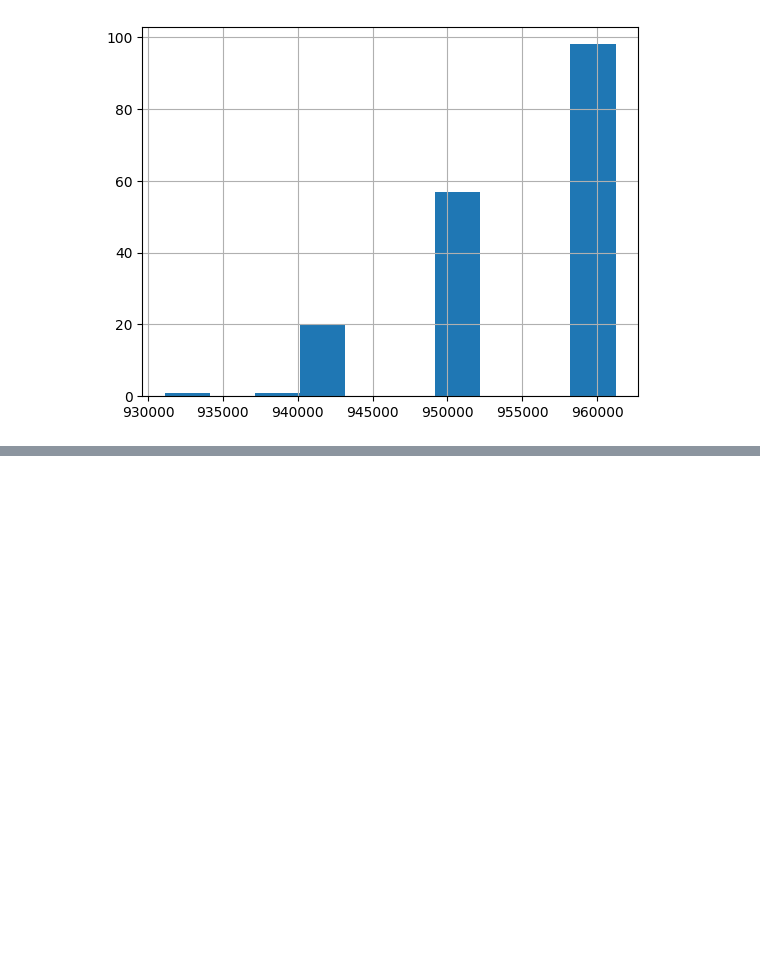
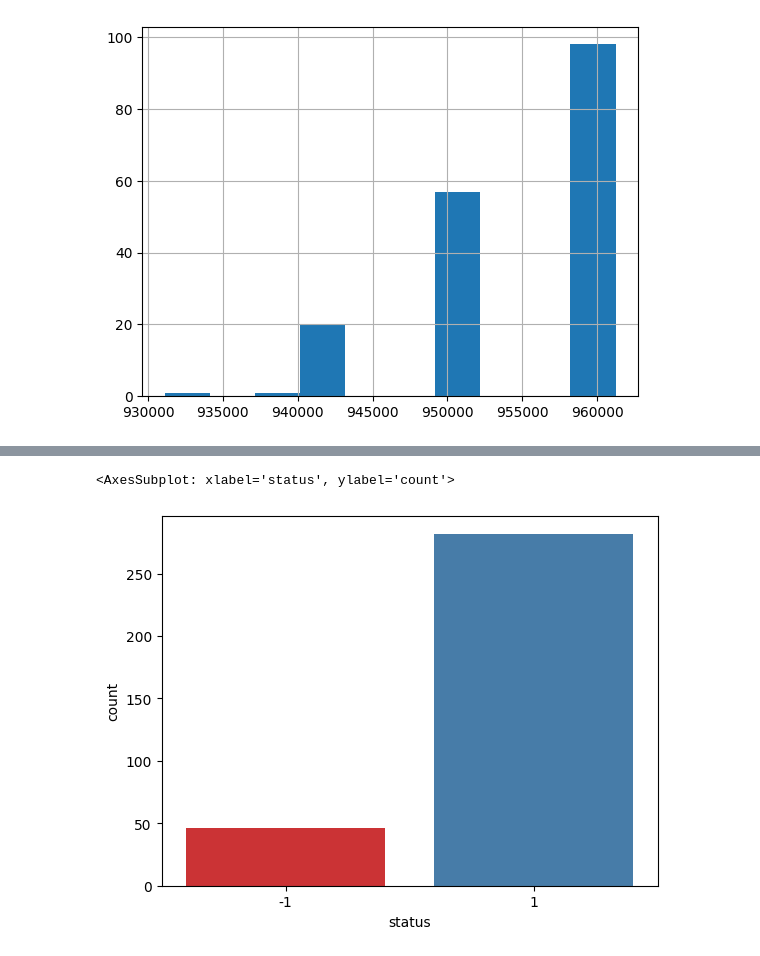
Before and after one commit to biromiro/feup-ac, a Jupyter notebook: main.ipynb, the cells around one changed output, grey strips where cells are left out. Cells and saved outputs as stored; diff of their text form; code cells hidden in the pictures; blank space fills up the shorter version.

```diff
--- a/main.ipynb
+++ b/main.ipynb
@@ -388,0 +462,40 @@ cards_dev['issued'].hist()
+# %%
+df.rename(columns={
+    'loan_id': 'loan_id',
+    'date_loan': 'date_loan',
+    'status': 'status',
+    'duration': 'duration_loan',
+    'payments': 'payments_loan',
+    'district_id': 'account_district',
+    'frequency': 'account_frequency',
+    'date_account': 'account_date',
+    'owner_male': 'owner_male',
+    'owner_birthdate': 'owner_birthdate',
+    'district_id_owner': 'owner_district',
+    'type_card_owner': 'owner_card_type',
+    'issued_owner': 'owner_card_issued',
+    'disponent_male': 'disponent_male',
+    'disponent_birthdate': 'disponent_birthdate',
+    'district_id_disponent': 'disponent_district',
+    'type_card_disponent': 'disponent_card_type',
+    'issued_disponent': 'disponent_card_issued',
+    'count_trans_credits': 'count_trans_credits',
+    'count_trans_withdrawals': 'count_trans_withdrawals',
+    'count_trans_credit_cash': 'count_trans_credit_cash',
+    'count_trans_withdrawal_cash': 'count_trans_withdrawal_cash',
+    'count_trans_withdrawal_card': 'count_trans_withdrawal_card',
+    'count_trans_collection_other_bank': 'count_trans_collection_other_bank',
+    'count_trans_remittance_other_bank': 'count_trans_remittance_other_bank',
+    'count_trans_ksymbol_interest_credited': 'count_trans_ksymbol_interest_credited',
+    'count_trans_ksymbol_household': 'count_trans_ksymbol_household',
+    'count_trans_ksymbol_payment_for_statement': 'count_trans_ksymbol_payment_for_statement',
+    'count_trans_ksymbol_insurance_payment': 'count_trans_ksymbol_insurance_payment',
+    'count_trans_ksymbol_sanction_interest_if_negative_balance': 'count_trans_ksymbol_sanction_interest_if_negative_balance',
+    'count_trans_ksymbol_oldage_pension': 'count_trans_ksymbol_oldage_pension',
+    'last_trans_balance': 'last_trans_balance',
+    'mean_trans_balance': 'mean_trans_balance',
+    'mean_trans_amount_absolute': 'mean_trans_amount_absolute',
+    'mean_trans_amount_credit': 'mean_trans_amount_credit',
+    'mean_trans_amount_withdrawal': 'mean_trans_amount_withdrawal',
+    'mean_trans_amount_signed': 'mean_trans_amount_signed'
+}, inplace=True)
@@ -388,0 +518,7 @@ cards_dev['issued'].hist()
+# %%
+sns.countplot(df, x='status', palette='Set1')
+
+# Unbalanced data, sampling probably needed
+# %% [output]
+<AxesSubplot: xlabel='status', ylabel='count'>
+[figure, added]
```
Also changed, not shown: parts of 16 cells of this notebook, 3 other files.
